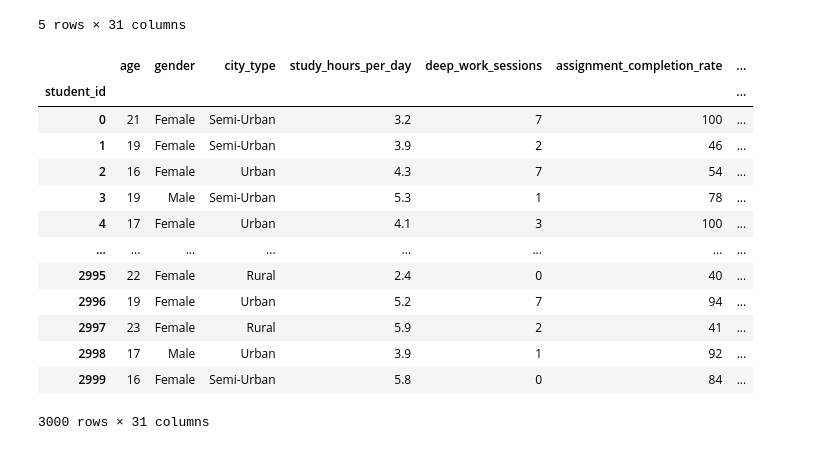
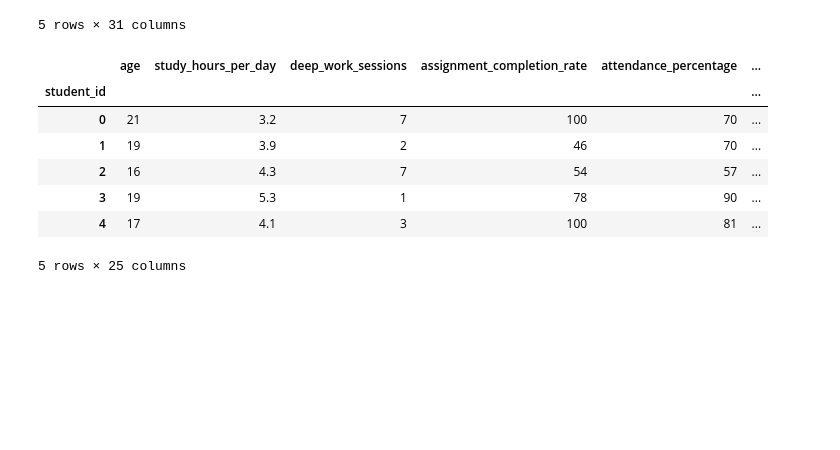
Before and after one commit to chadiboudaher/ml-dl-pytorch, a Jupyter notebook: src/projects/student-academic-performance-prediction/notebook/student_preformence.ipynb, the cells around one changed output. Drawn from its saved outputs; the diff is of its cells as text; code cells hidden in the pictures; blank space fills up the shorter version.

```diff
--- a/src/projects/student-academic-performance-prediction/notebook/student_preformence.ipynb
+++ b/src/projects/student-academic-performance-prediction/notebook/student_preformence.ipynb
@@ -57,20 +57,17 @@ df.head()
 | 3 | 19 | Male | Semi-Urban | 5.3 | 1 | 78 | ... |
 | 4 | 17 | Female | Urban | 4.1 | 3 | 100 | ... |
 5 rows × 31 columns
-# %%
-df
-# %% [output]
-|  | age | gender | city_type | study_hours_per_day | deep_work_sessions | assignment_completion_rate | ... |
-| student_id |  |  |  |  |  |  | ... |
-| 0 | 21 | Female | Semi-Urban | 3.2 | 7 | 100 | ... |
-| 1 | 19 | Female | Semi-Urban | 3.9 | 2 | 46 | ... |
-| 2 | 16 | Female | Urban | 4.3 | 7 | 54 | ... |
-| 3 | 19 | Male | Semi-Urban | 5.3 | 1 | 78 | ... |
-| 4 | 17 | Female | Urban | 4.1 | 3 | 100 | ... |
-| ... | ... | ... | ... | ... | ... | ... | ... |
-| 2995 | 22 | Female | Rural | 2.4 | 0 | 40 | ... |
-| 2996 | 19 | Female | Urban | 5.2 | 7 | 94 | ... |
-| 2997 | 23 | Female | Rural | 5.9 | 2 | 41 | ... |
-| 2998 | 17 | Male | Urban | 3.9 | 1 | 92 | ... |
-| 2999 | 16 | Female | Semi-Urban | 5.8 | 0 | 84 | ... |
-3000 rows × 31 columns
+# %%
+# Make a muneric dataset
+
+numeric_attr = df.select_dtypes(include="number")
+numeric_attr.head()
+# %% [output]
+|  | age | study_hours_per_day | deep_work_sessions | assignment_completion_rate | attendance_percentage | ... |
+| student_id |  |  |  |  |  | ... |
+| 0 | 21 | 3.2 | 7 | 100 | 70 | ... |
+| 1 | 19 | 3.9 | 2 | 46 | 70 | ... |
+| 2 | 16 | 4.3 | 7 | 54 | 57 | ... |
+| 3 | 19 | 5.3 | 1 | 78 | 90 | ... |
+| 4 | 17 | 4.1 | 3 | 100 | 81 | ... |
+5 rows × 25 columns
```
Also changed, not shown: parts of 2 cells of this notebook.
